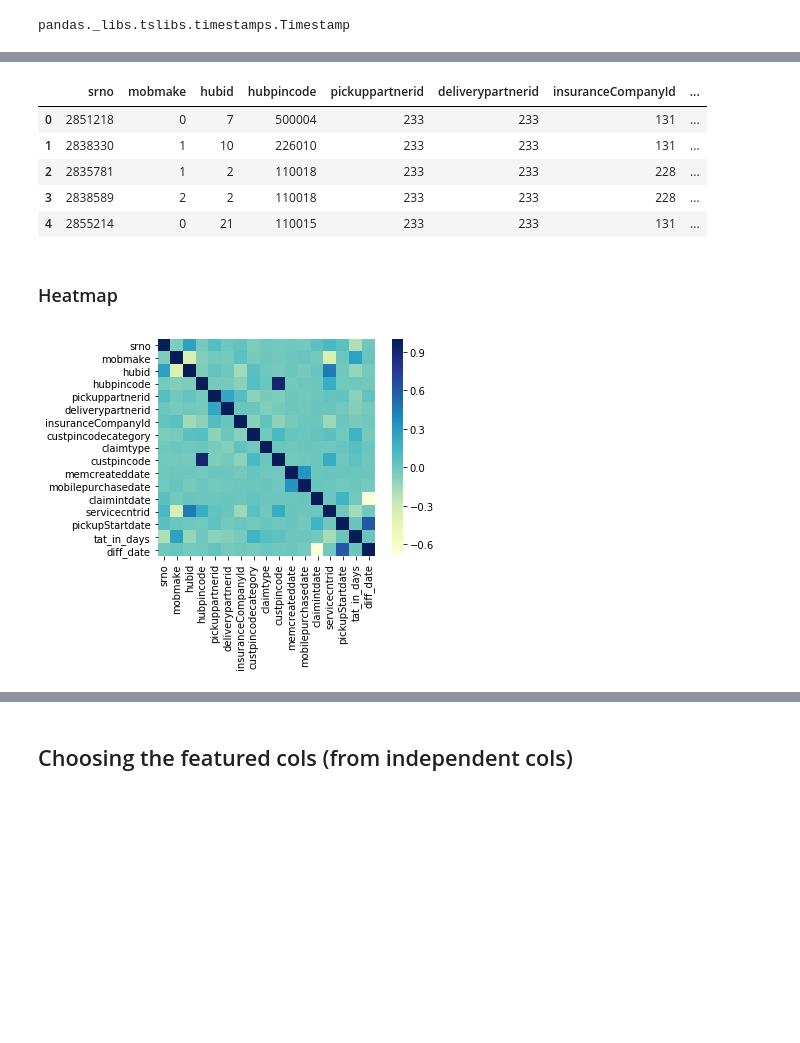
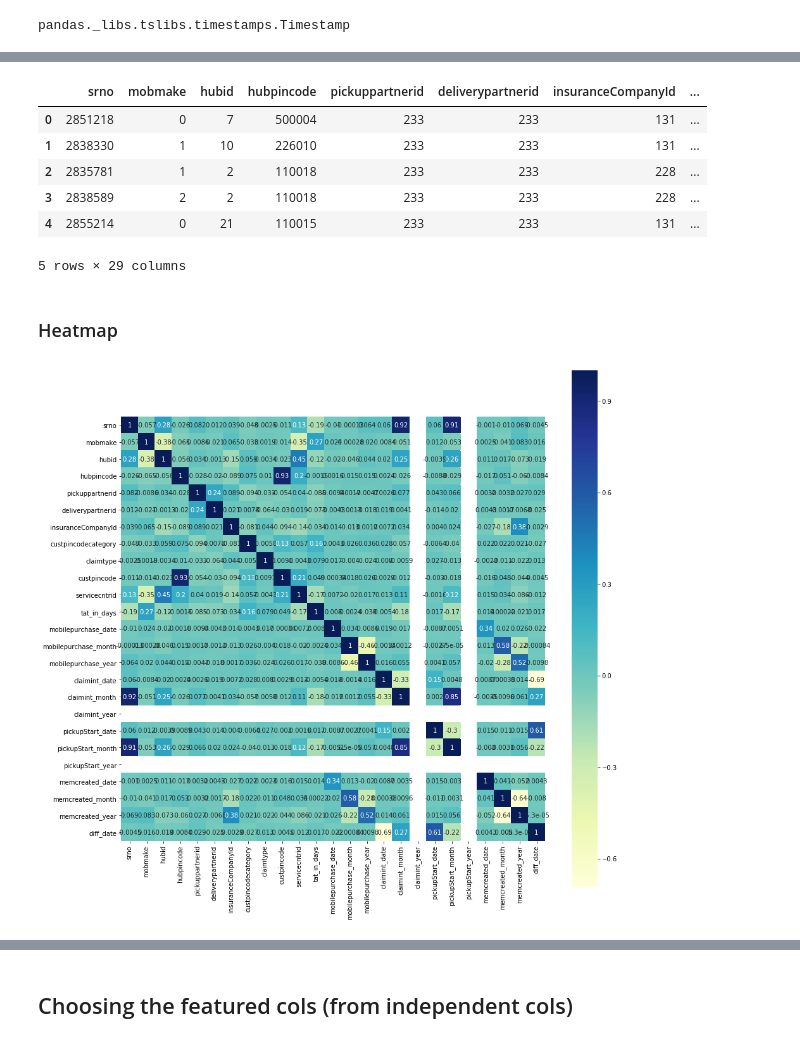
Before and after one commit to Reenagrg123/Assignment-Machine_Learning-, a Jupyter notebook: problem_2/problem2_sol.ipynb, the cells around one changed output, grey strips where cells are left out. Drawn from its saved outputs; the diff is of its cells as text; code cells hidden in the pictures; blank space fills up the shorter version.

```diff
--- a/problem_2/problem2_sol.ipynb
+++ b/problem_2/problem2_sol.ipynb
@@ -72,12 +82,22 @@ pandas._libs.tslibs.timestamps.Timestamp
 # %%
-train_data['mobilepurchasedate']=train_data.mobilepurchasedate.dt.day
+train_data['mobilepurchase_date']=train_data.mobilepurchasedate.dt.day
+train_data['mobilepurchase_month']=train_data.mobilepurchasedate.dt.month
+train_data['mobilepurchase_year']=train_data.mobilepurchasedate.dt.year
 #train_data['mobilepurchasedate']
-# %%
-train_data['claimintdate']=train_data.claimintdate.dt.day
+# %%
+train_data['claimint_date']=train_data.claimintdate.dt.day
+train_data['claimint_month']=train_data.claimintdate.dt.month
+train_data['claimint_year']=train_data.claimintdate.dt.year
 # %%
-train_data['pickupStartdate']=train_data.pickupStartdate.dt.day
-train_data['memcreateddate']=train_data.memcreateddate.dt.day
-train_data['diff_date']=train_data['pickupStartdate']-train_data['claimintdate']
+train_data['pickupStart_date']=train_data.pickupStartdate.dt.day
+train_data['pickupStart_month']=train_data.pickupStartdate.dt.month
+train_data['pickupStart_year']=train_data.pickupStartdate.dt.year
+
+
+train_data['memcreated_date']=train_data.memcreateddate.dt.day
+train_data['memcreated_month']=train_data.memcreateddate.dt.month
+train_data['memcreated_year']=train_data.memcreateddate.dt.year
+train_data['diff_date']=train_data['pickupStart_date']-train_data['claimint_date']
 # %%
 #train_data.groupby('tat_in_days').describe
 #train_data.query('claimtype==1')
@@ -97,14 +117,16 @@ train_data.head()
 | 2 | 2835781 | 1 | 2 | 110018 | 233 | 233 | 228 | ... |
 | 3 | 2838589 | 2 | 2 | 110018 | 233 | 233 | 228 | ... |
 | 4 | 2855214 | 0 | 21 | 110015 | 233 | 233 | 131 | ... |
+5 rows × 29 columns
 # %% [markdown]
 <h3> Heatmap </h3>
 # %%
+fig,ax=plt.subplots(figsize=(15,15))
 correlations=train_data.corr()
-sb.heatmap(correlations,square=True,cmap="YlGnBu")
+sb.heatmap(correlations,square=True,cmap="YlGnBu",annot=True)
 plt.yticks(rotation=0)
 plt.xticks(rotation=90)
 plt.show()
 # %% [output]
-[figure, old version]
+[figure, new version]
 # %%
```
Also changed, not shown: parts of 32 cells of this notebook, 5 other files.
